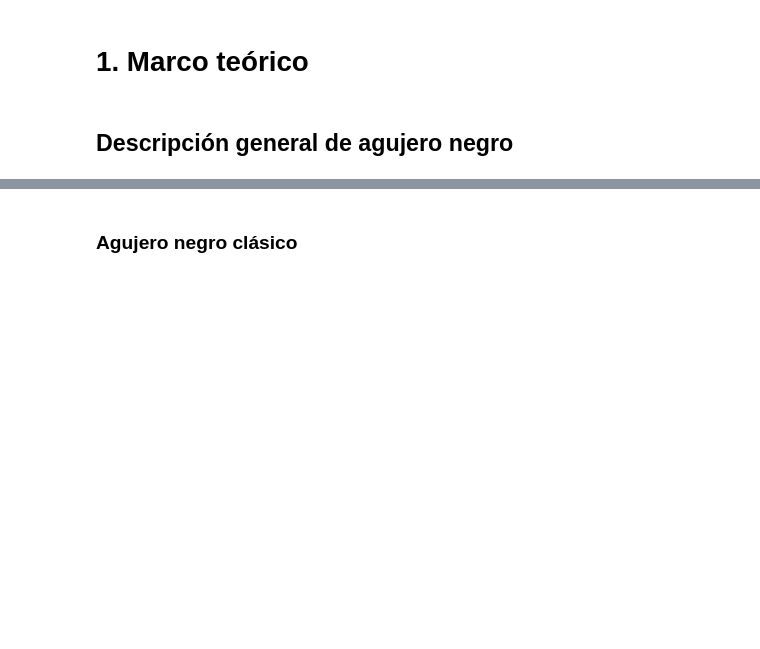
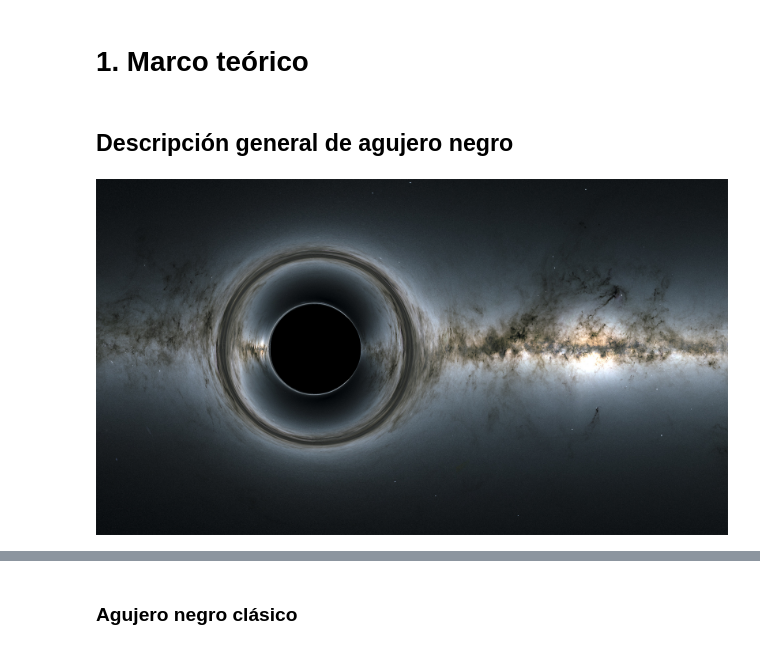
Before and after one commit to ana-tere-raygoza/veranoug2022-equipo2, a Jupyter notebook: sombra.ipynb, the cells around one changed output, grey strips where cells are left out. Cells and saved outputs as stored; diff of their text form; code cells hidden in the pictures; blank space fills up the shorter version.

```diff
--- a/sombra.ipynb
+++ b/sombra.ipynb
@@ -4,3 +4,8 @@
 # 1. Marco teórico
 # %% [markdown]
 ## Descripción general de agujero negro
+# %%
+from IPython.display import Image
+Image(filename='Images\\bh.jpg')
+# %% [output]
+[figure, added]
```
Also changed, not shown: parts of 5 cells of this notebook.
